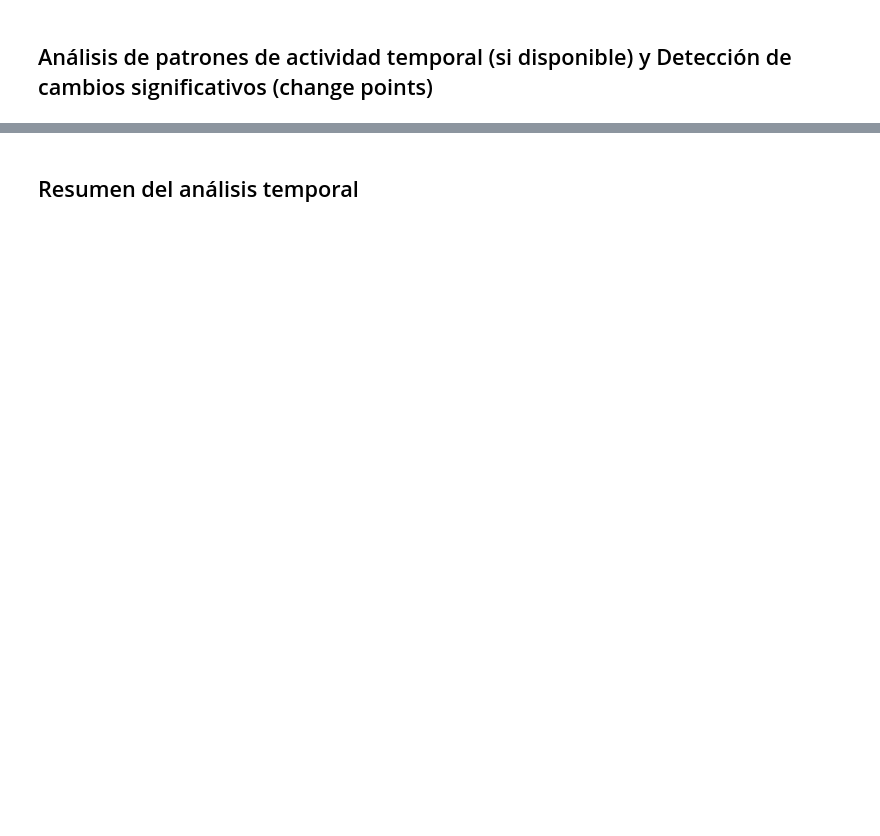
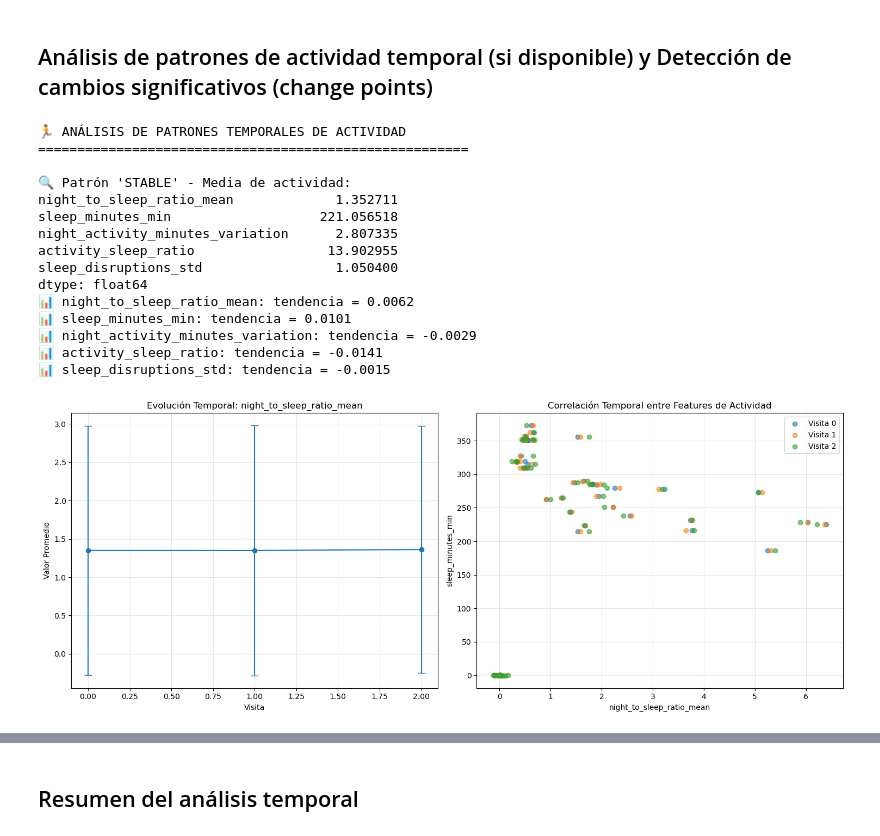
Before and after one commit to AbrahamTartalos/alzheimer-multimodal-monitoring, a Jupyter notebook: notebooks/09d_temporal_analysis.ipynb, the cells around one changed output, grey strips where cells are left out. Drawn from its saved outputs; the diff is of its cells as text; code cells hidden in the pictures; blank space fills up the shorter version.

```diff
--- a/notebooks/09d_temporal_analysis.ipynb
+++ b/notebooks/09d_temporal_analysis.ipynb
@@ -324,11 +447,20 @@ if activity_columns:
         # Seleccionar features clave de actividad
         key_activity_features = activity_columns[:5]  # Top 5 features
 
+        # Obtener pacientes únicos de los datos temporales
+        unique_patients = temporal_results['progression_data']['RID'].unique()
+
         # Simular variabilidad temporal en actividad
         activity_temporal = []
 
-        for patient in eligible_patients[:50]:  # Muestra reducida
-            patient_base = df[df.index % len(eligible_patients) == patient % len(eligible_patients)]
+        # Usar los primeros 50 pacientes únicos
+        for patient in unique_patients[:50]:
+            # Filtrar datos del paciente
+            patient_base = df[df['RID'] == patient]
+
+            # Si no hay datos para este paciente, continuar
+            if len(patient_base) == 0:
+                continue
 
             for visit in range(3):  # 3 visitas simuladas
                 activity_row = {
@@ -349,45 +481,86 @@ if activity_columns:
 
         activity_df = pd.DataFrame(activity_temporal)
 
+        # Añadir correlación con patrones de progresión (USAR LOS PATRONES MEJORADOS)
+        if 'improved_patterns' in temporal_results and 'subject_statistics' in temporal_results['improved_patterns']:
+            activity_df = activity_df.merge(
+                temporal_results['improved_patterns']['subject_statistics'][['subject', 'pattern']],
+                left_on='patient_id',
+                right_on='subject',
+                how='left'  # Usar left join para mantener todos los pacientes
+            )
+            # Manejar pacientes sin patrón asignado
+            activity_df['pattern'] = activity_df['pattern'].fillna('unknown')
+        else:
+            print("⚠️  No se encontraron datos de patrones de progresión")
+            activity_df['pattern'] = 'unknown'
+
+        # Análisis por patrón de progresión
+        for pattern in ['progressive', 'stable', 'improving', 'nonlinear', 'unknown']:
+            pattern_data = activity_df[activity_df['pattern'] == pattern]
+            if len(pattern_data) > 0:
+                print(f"\n🔍 Patrón '{pattern.upper()}' - Media de actividad:")
+                print(pattern_data[key_activity_features].mean())
+
         # Análizar cambios temporales en actividad
         for feature in key_activity_features:
             if feature in activity_df.columns:
-                activity_trends = activity_df.groupby('visit')[feature].mean()
-                trend_slope = np.polyfit(activity_trends.index, activity_trends.values, 1)[0]
+                # Calcular tendencia solo si hay suficientes datos
+                if activity_df[feature].nunique() > 1:
+                    activity_trends = activity_df.groupby('visit')[feature].mean()
+                    trend_slope = np.polyfit(activity_trends.index, activity_trends.values, 1)[0]
 
-                mlflow.log_metric(f"activity_{feature}_trend_slope", trend_slope)
-                print(f"📊 {feature}: tendencia = {trend_slope:.4f}")
+                    mlflow.log_metric(f"activity_{feature}_trend_slope", trend_slope)
+                    print(f"📊 {feature}: tendencia = {trend_slope:.4f}")
 
         # Visualizar patrones temporales de actividad
         if len(key_activity_features) >= 2:
             fig, axes = plt.subplots(1, 2, figsize=(15, 6))
 
             # Evolución temporal del primer feature
             feature1 = key_activity_features[0]
-            activity_evolution = activity_df.groupby('visit')[feature1].agg(['mean', 'std']).reset_index()
+            if feature1 in activity_df.columns:
+                activity_evolution = activity_df.groupby('visit')[feature1].agg(['mean', 'std']).reset_index()
 
-            axes[0].errorbar(activity_evolution['visit'], activity_evolution['mean'],
-                           yerr=activity_evolution['std'], capsize=5, marker='o')
-            axes[0].set_title(f'Evolución Temporal: {feature1}')
-            axes[0].set_xlabel('Visita')
-            axes[0].set_ylabel('Valor Promedio')
-            axes[0].grid(True, alpha=0.3)
+                axes[0].errorbar(activity_evolution['visit'], activity_evolution['mean'],
+                               yerr=activity_evolution['std'], capsize=5, marker='o')
+                axes[0].set_title(f'Evolución Temporal: {feature1}')
+                axes[0].set_xlabel('Visita')
+                axes[0].set_ylabel('Valor Promedio')
+                axes[0].grid(True, alpha=0.3)
 
             # Correlación entre features de actividad a lo largo del tiempo
-            if len(key_activity_features) >= 2:
-                feature2 = key_activity_features[1]
+            feature2 = key_activity_features[1]
+            if feature2 in activity_df.columns:
                 for visit in activity_df['visit'].unique():
                     visit_data = activity_df[activity_df['visit'] == visit]
                     if len(visit_data) > 5:
                         axes[1].scatter(visit_data[feature1], visit_data[feature2],
                                       alpha=0.6, label=f'Visita {visit}')
 
                 axes[1].set_xlabel(feature1)
                 axes[1].set_ylabel(feature2)
                 axes[1].set_title('Correlación Temporal entre Features de Actividad')
                 axes[1].legend()
                 axes[1].grid(True, alpha=0.3)
 
             plt.tight_layout()
             plt.show()
+# %% [output]
+🏃 ANÁLISIS DE PATRONES TEMPORALES DE ACTIVIDAD
+=======================================================
+
+🔍 Patrón 'STABLE' - Media de actividad:
+night_to_sleep_ratio_mean             1.352711
+sleep_minutes_min                   221.056518
+night_activity_minutes_variation      2.807335
+activity_sleep_ratio                 13.902955
+sleep_disruptions_std                 1.050400
+dtype: float64
+📊 night_to_sleep_ratio_mean: tendencia = 0.0062
+📊 sleep_minutes_min: tendencia = 0.0101
+📊 night_activity_minutes_variation: tendencia = -0.0029
+📊 activity_sleep_ratio: tendencia = -0.0141
+📊 sleep_disruptions_std: tendencia = -0.0015
+[figure, added]
 # %%
```
Also changed, not shown: parts of 16 cells of this notebook.
